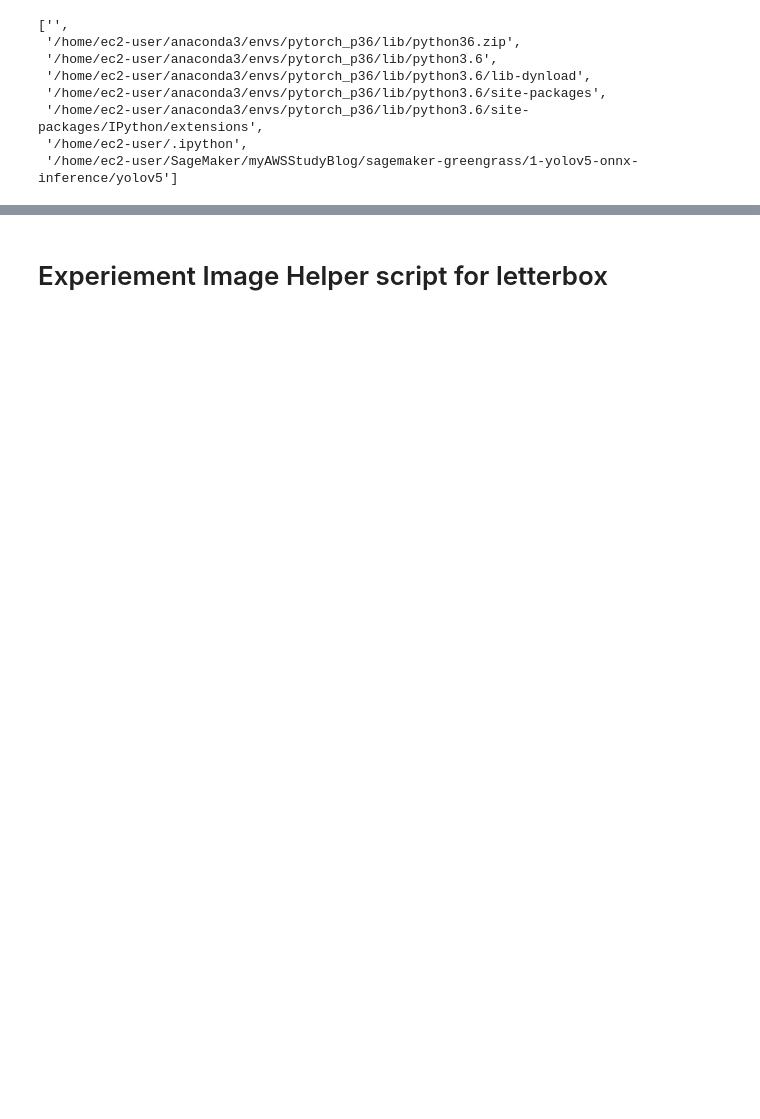
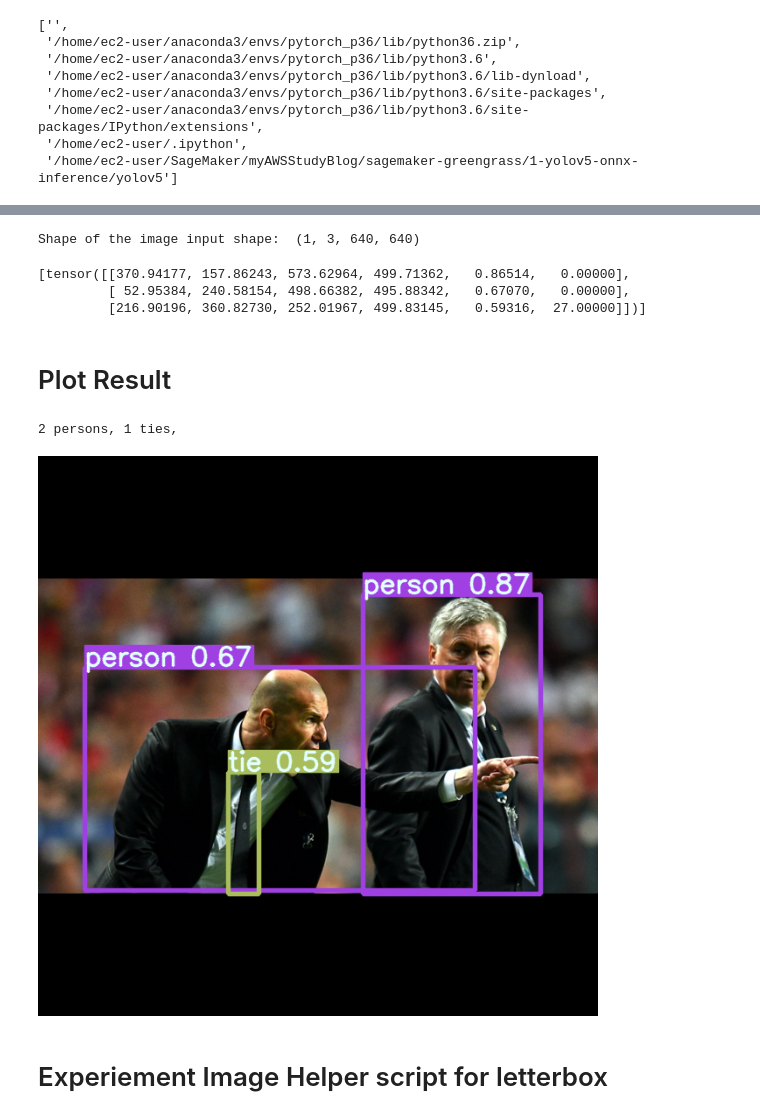
Before and after one commit to imyoungyang/myAWSStudyBlog, a Jupyter notebook: sagemaker-greengrass/1-yolov5-onnx-inference/yolov5-onnx-inference.ipynb, the cells around one changed output, grey strips where cells are left out. Drawn from its saved outputs; the diff is of its cells as text; code cells hidden in the pictures; blank space fills up the shorter version.

```diff
--- a/sagemaker-greengrass/1-yolov5-onnx-inference/yolov5-onnx-inference.ipynb
+++ b/sagemaker-greengrass/1-yolov5-onnx-inference/yolov5-onnx-inference.ipynb
@@ -49,0 +97,10 @@ from utils.utils import *
+# %%
+pred = detect_onnx(fp_onnx=fp_onnx, image_path=fp_img)
+pred
+# %% [output]
+Shape of the image input shape:  (1, 3, 640, 640)
+[tensor([[370.94177, 157.86243, 573.62964, 499.71362,   0.86514,   0.00000],
+         [ 52.95384, 240.58154, 498.66382, 495.88342,   0.67070,   0.00000],
+         [216.90196, 360.82730, 252.01967, 499.83145,   0.59316,  27.00000]])]
+# %% [markdown]
+# Plot Result
@@ -50,3 +118,30 @@ from utils.utils import *
+# %%
+def draw_onnx(pred, fp_img, desired_size=(640,640)):
+    im_letterbox = image_letterbox(fp_img, desired_size)
+    np_image = np.array(im_letterbox) # convert PIL to numpy array (H, W, C)
+    output_np_images = []
+    s = ''
+    for i, det in enumerate(pred):
+        if det is not None and len(det):
+            det[:, :4] = det[:, :4].round()
+            # Print results
+            for c in det[:, -1].unique():
+                n = (det[:, -1] == c).sum()  # detections per class
+                s += '%g %ss, ' % (n, names[int(c)])  # add to string
+            print(s)
+
+            for *xyxy, conf, cls in det:
+                label = '%s %.2f' % (names[int(cls)], conf)
+                plot_one_box(xyxy, np_image, label=label, color=colors[int(cls)], line_thickness=3)
+            output_np_images.append(np_image)
+    return output_np_images
+# %%
+np_image = draw_onnx(pred, fp_img)[0]
+img_pil = Image.fromarray(np_image)
+display(img_pil)
+# %% [output]
+2 persons, 1 ties,
+[figure, added]
 # %% [markdown]
 # Experiement Image Helper script for letterbox
 # %%
```
Also changed, not shown: parts of 22 cells of this notebook.
